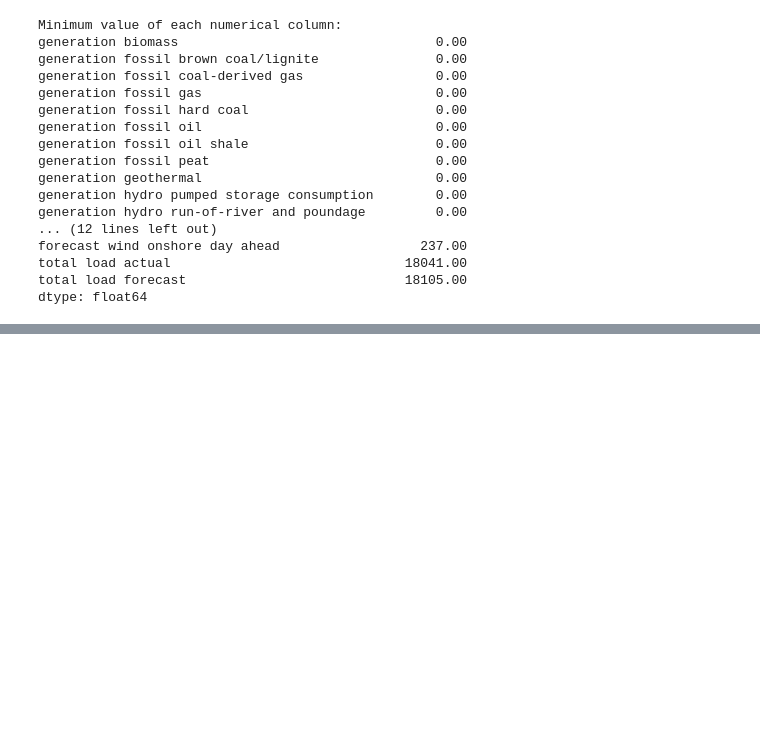
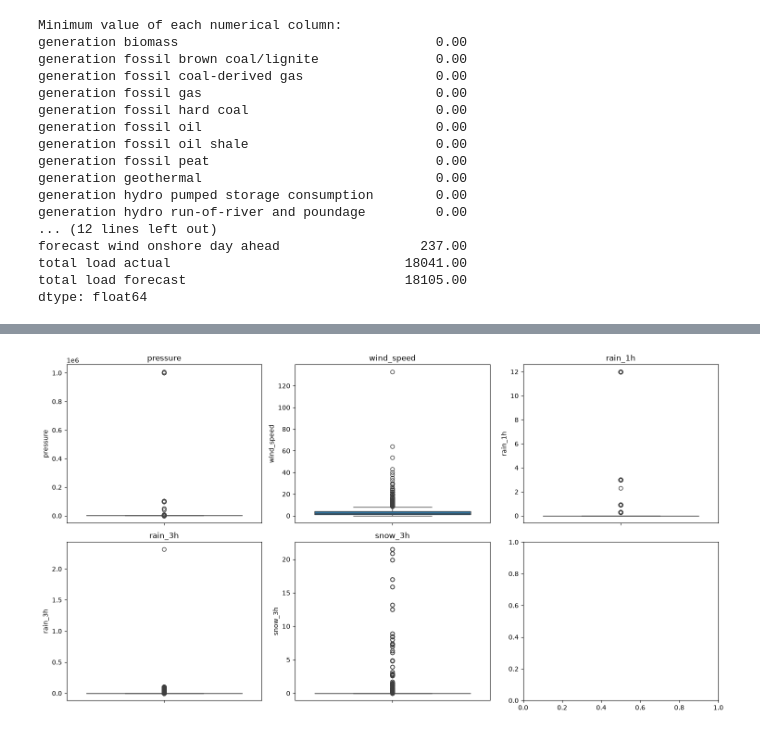
Before and after one commit to nguyenminhhieu108/Assignment_ls2, a Jupyter notebook: main.ipynb, the cells around one changed output, grey strips where cells are left out. Drawn from its saved outputs; the diff is of its cells as text; code cells hidden in the pictures; blank space fills up the shorter version.

```diff
--- a/main.ipynb
+++ b/main.ipynb
@@ -429,0 +640,15 @@ Sau khi phân tích các mẫu giá trị thiếu, phương pháp nội suy tuy
+# %%
+# Vẽ bảng weather outliers
+fig, axes = plt.subplots(
+    2, 3,
+    figsize=(15, 8)
+)
+
+for ax, col in zip(axes.flatten(), weather_outlier_cols):
+    sns.boxplot(y=weather[col], ax=ax)
+    ax.set_title(col)
+
+plt.tight_layout()
+plt.show()
+# %% [output]
+[figure, added]
```
Also changed, not shown: parts of 45 cells of this notebook.
